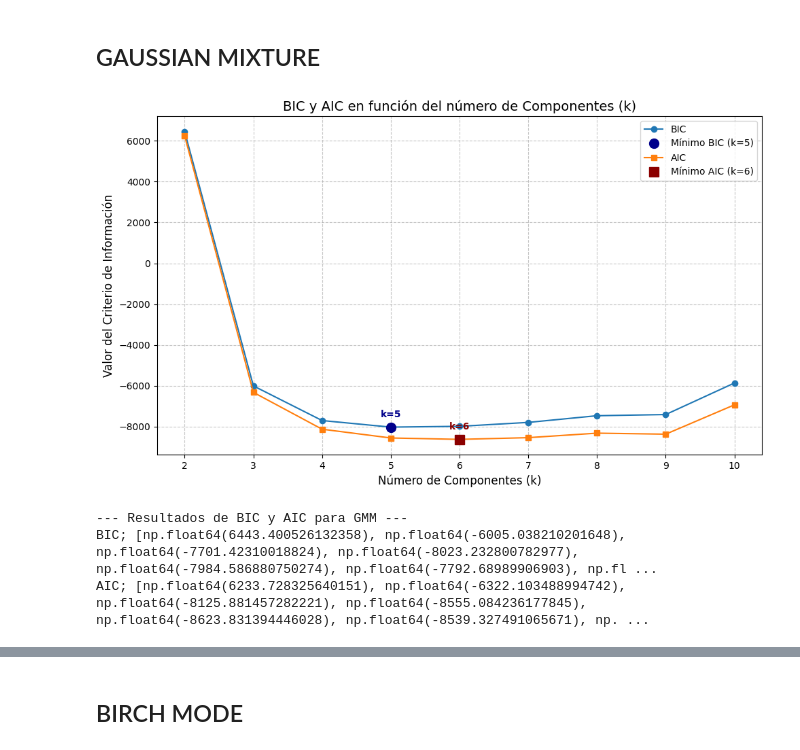
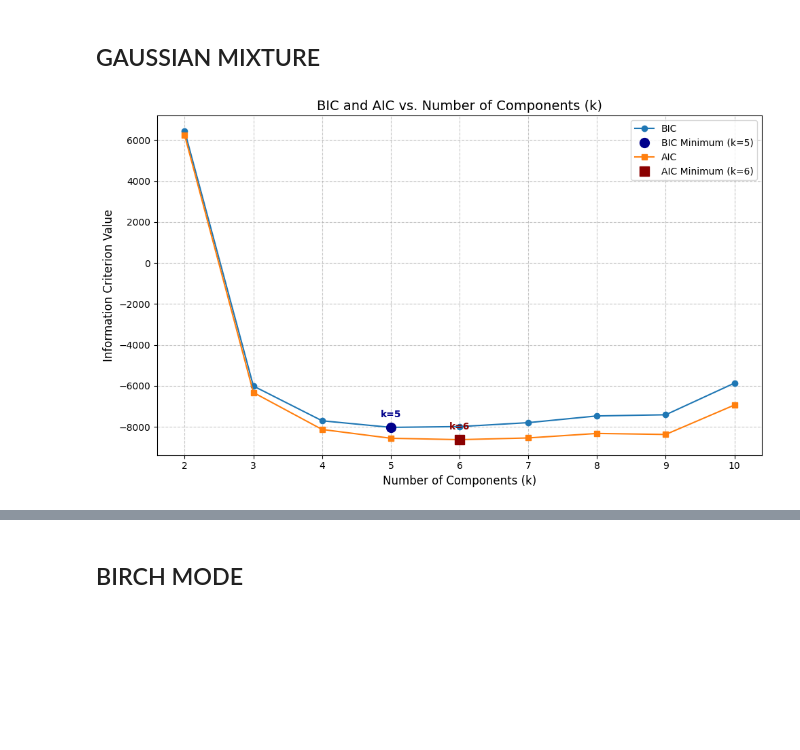
Before and after one commit to ikeiba/bilbao-housing-ml, a Jupyter notebook: clustering/clustering.ipynb, the cells around one changed output, grey strips where cells are left out. Drawn from its saved outputs; the diff is of its cells as text; code cells hidden in the pictures; blank space fills up the shorter version.

```diff
--- a/clustering/clustering.ipynb
+++ b/clustering/clustering.ipynb
@@ -237,68 +209,54 @@ Name: proportion, dtype: float64
 # %% [markdown]
 ## GAUSSIAN MIXTURE
 # %%
-
-
-
-# Usamos el Criterio de Información Bayesiano (BIC) y el Criterio de Información de Akaike (AIC)
+# Use Bayesian Information Criterion (BIC) and Akaike Information Criterion (AIC)
 n_components = np.arange(2, 11)
 models = [GaussianMixture(n, covariance_type='full', random_state=42).fit(X_scaled) for n in n_components]
 
-# Calculamos BIC y AIC
+# Calculate BIC and AIC
 bic = [m.bic(X_scaled) for m in models]
 aic = [m.aic(X_scaled) for m in models]
 
-
-
-
-
-
-
-# Encontrar los puntos mínimos
+# Find the minimum points
 min_bic_index = np.argmin(bic)
 min_aic_index = np.argmin(aic)
 optimal_k_bic = n_components[min_bic_index]
 optimal_k_aic = n_components[min_aic_index]
 
-# --- Generación del Gráfico ---
+# --- Plot Generation ---
 plt.figure(figsize=(10, 6))
 
-# Graficar BIC
+# Plot BIC
 plt.plot(n_components, bic, label='BIC', marker='o', color='tab:blue')
-# Marcar el punto mínimo de BIC
-plt.plot(optimal_k_bic, bic[min_bic_index], 'o', color='darkblue', markersize=10, label=f'Mínimo BIC (k={optimal_k_bic})')
+# Mark the BIC minimum point
+plt.plot(optimal_k_bic, bic[min_bic_index], 'o', color='darkblue', markersize=10, label=f'BIC Minimum (k={optimal_k_bic})')
 plt.text(optimal_k_bic, bic[min_bic_index] + 500, f'k={optimal_k_bic}', ha='center', color='darkblue', fontweight='bold')
 
-# Graficar AIC
+# Plot AIC
 plt.plot(n_components, aic, label='AIC', marker='s', color='tab:orange')
-# Marcar el punto mínimo de AIC
-plt.plot(optimal_k_aic, aic[min_aic_index], 's', color='darkred', markersize=10, label=f'Mínimo AIC (k={optimal_k_aic})')
+# Mark the AIC minimum point
+plt.plot(optimal_k_aic, aic[min_aic_index], 's', color='darkred', markersize=10, label=f'AIC Minimum (k={optimal_k_aic})')
 plt.text(optimal_k_aic, aic[min_aic_index] + 500, f'k={optimal_k_aic}', ha='center', color='darkred', fontweight='bold')
 
-# Títulos y Etiquetas
-plt.title('BIC y AIC en función del número de Componentes (k)', fontsize=14)
-plt.xlabel('Número de Componentes (k)', fontsize=12)
-plt.ylabel('Valor del Criterio de Información', fontsize=12)
-plt.xticks(n_components) # Asegura que solo se muestren los k probados
+# Titles and Labels
+plt.title('BIC and AIC vs. Number of Components (k)', fontsize=14)
+plt.xlabel('Number of Components (k)', fontsize=12)
+plt.ylabel('Information Criterion Value', fontsize=12)
+plt.xticks(n_components) # Ensures only tested k values are shown
 plt.grid(True, linestyle='--', alpha=0.7)
 plt.legend(loc='upper right')
-plt.tight_layout() # Ajusta automáticamente los parámetros de la subtrama
+plt.tight_layout() # Automatically adjusts subplot parameters
 
-# Mostrar el gráfico
+# Show the plot
 plt.show()
 
 
 
-
-
-print("--- Resultados de BIC y AIC para GMM ---")
-print("BIC;", bic)
-print("AIC;", aic)
+#print("--- Resultados de BIC y AIC para GMM ---")
+#print("BIC;", bic)
+#print("AIC;", aic)
 # %% [output]
-[figure, old version]
+[figure, new version]
---- Resultados de BIC y AIC para GMM ---
-BIC; [np.float64(6443.400526132358), np.float64(-6005.038210201648), np.float64(-7701.42310018824), np.float64(-8023.232800782977), np.float64(-7984.586880750274), np.float64(-7792.68989906903), np.fl ...
-AIC; [np.float64(6233.728325640151), np.float64(-6322.103488994742), np.float64(-8125.881457282221), np.float64(-8555.084236177845), np.float64(-8623.831394446028), np.float64(-8539.327491065671), np. ...
 # %%
 lowest_bic = np.inf
 best_gmm = None
```
Also changed, not shown: parts of 9 cells of this notebook.
